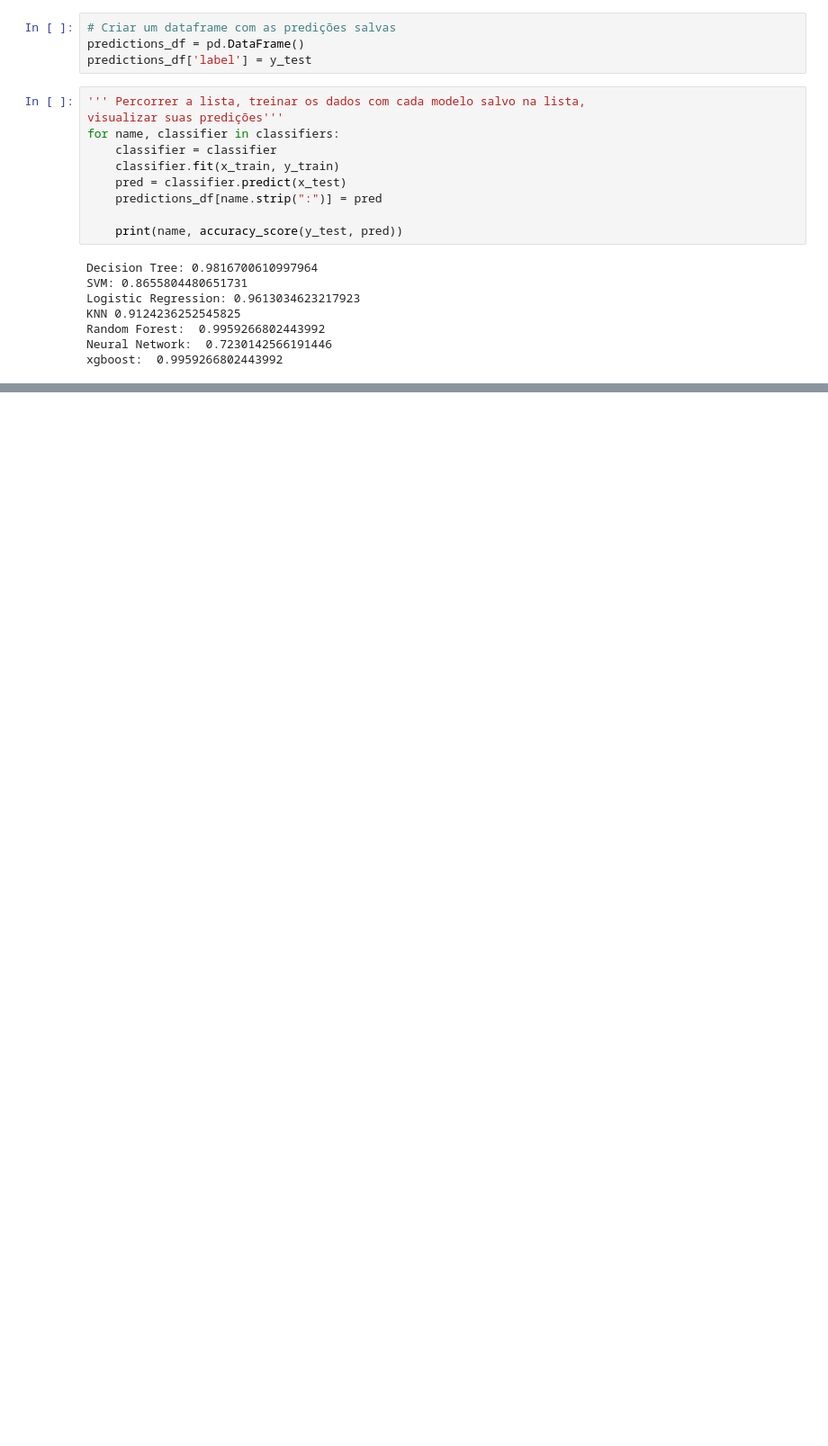
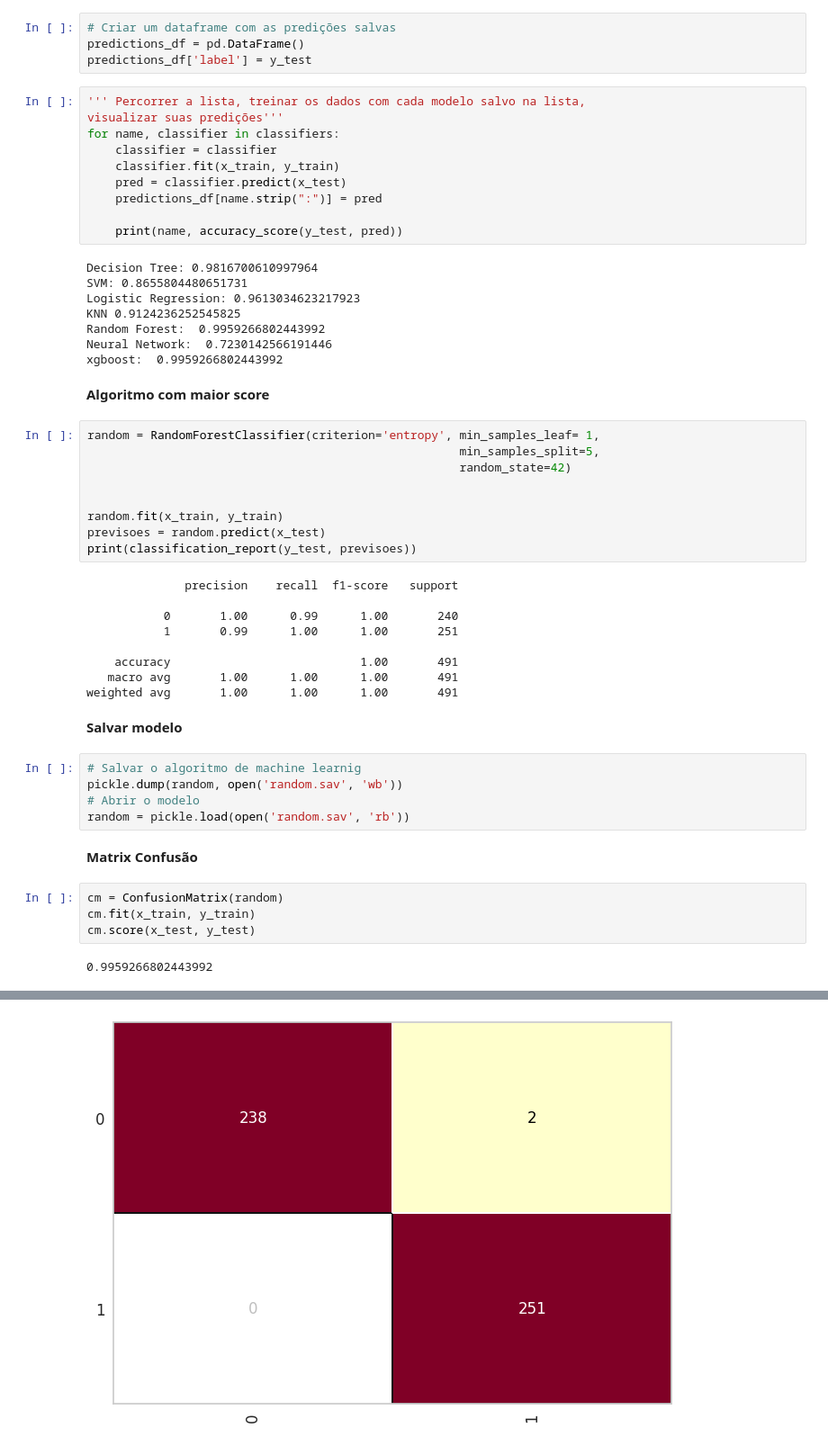
Before and after one commit to rafflds/bons_maus_pagadores_emprestimo, a Jupyter notebook: Dados_emprestimos.ipynb, the cells around one changed output, grey strips where cells are left out. Shown at 90% size. Saved outputs shown, nothing was run; the diff lists cells and outputs as text; blank space fills up the shorter version.

```diff
--- a/Dados_emprestimos.ipynb
+++ b/Dados_emprestimos.ipynb
@@ -415,3 +415,38 @@ KNN 0.9124236252545825
 Random Forest:  0.9959266802443992
 Neural Network:  0.7230142566191446
 xgboost:  0.9959266802443992
+# %% [markdown]
+**Algoritmo com maior score**
+# %%
+random = RandomForestClassifier(criterion='entropy', min_samples_leaf= 1,
+                                                     min_samples_split=5,
+                                                     random_state=42)
+
+
+random.fit(x_train, y_train)
+previsoes = random.predict(x_test)
+print(classification_report(y_test, previsoes))
+# %% [output]
+              precision    recall  f1-score   support
+
+           0       1.00      0.99      1.00       240
+           1       0.99      1.00      1.00       251
+
+    accuracy                           1.00       491
+   macro avg       1.00      1.00      1.00       491
+weighted avg       1.00      1.00      1.00       491
+# %% [markdown]
+**Salvar modelo**
+# %%
+# Salvar o algoritmo de machine learnig
+pickle.dump(random, open('random.sav', 'wb'))
+# Abrir o modelo
+random = pickle.load(open('random.sav', 'rb'))
+# %% [markdown]
+**Matrix Confusão**
+# %%
+cm = ConfusionMatrix(random)
+cm.fit(x_train, y_train)
+cm.score(x_test, y_test)
+# %% [output]
+0.9959266802443992
@@ -417,0 +470 @@ xgboost:  0.9959266802443992
+[figure, added]
```
Also changed, not shown: parts of 1 cell of this notebook.
